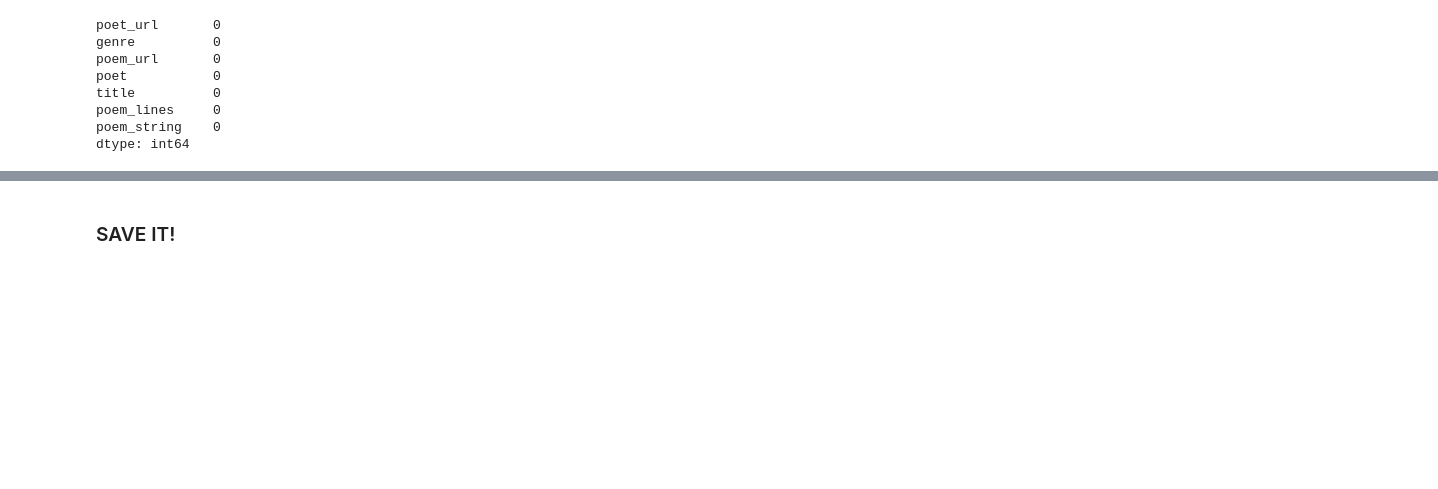
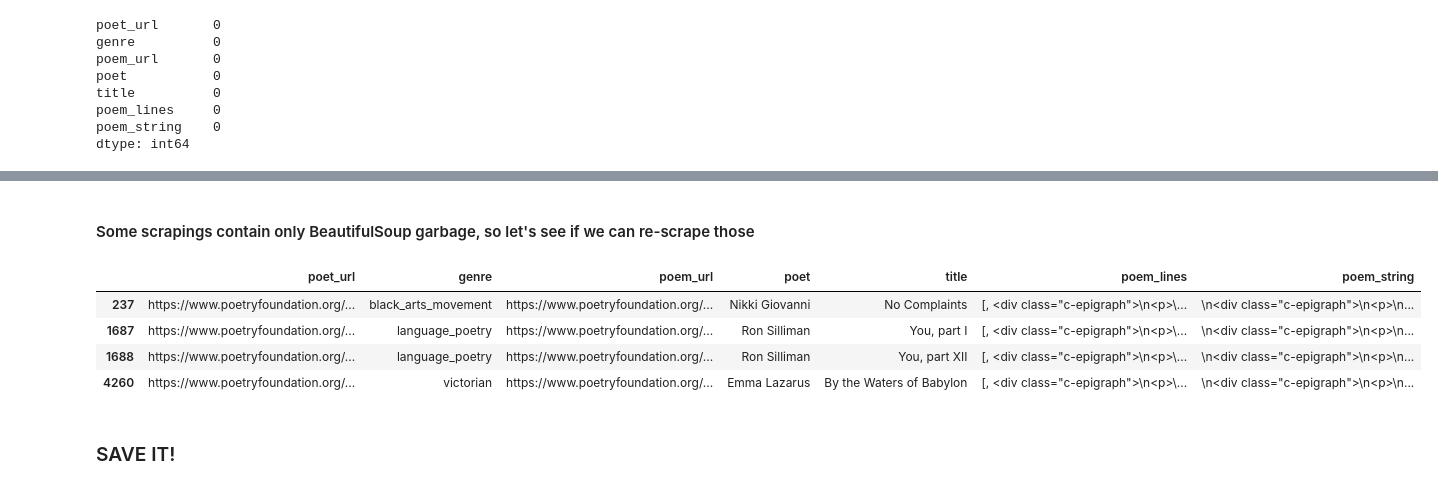
Before and after one commit to p-szymo/poetry_genre_classifier, a Jupyter notebook: webscraping_notebook.ipynb, the cells around one changed output, grey strips where cells are left out. Drawn from its saved outputs; the diff is of its cells as text; code cells hidden in the pictures; blank space fills up the shorter version.

```diff
--- a/webscraping_notebook.ipynb
+++ b/webscraping_notebook.ipynb
@@ -581,0 +1004,27 @@ df.shape
+# %%
+# found some more...
+df_trim.loc[1388,'poem_lines'] = str(PoemView_rescraper(df_trim.loc[1388,'poem_url'])[0])
+df_trim.loc[1388,'poem_string'] = PoemView_rescraper(df_trim.loc[1388,'poem_url'])[1]
+
+df_trim.loc[1390,'poem_lines'] = str(PoemView_rescraper(df_trim.loc[1390,'poem_url'])[0])
+df_trim.loc[1390,'poem_string'] = PoemView_rescraper(df_trim.loc[1390,'poem_url'])[1]
+
+df_trim.loc[1391,'poem_lines'] = str(PoemView_rescraper(df_trim.loc[1391,'poem_url'])[0])
+df_trim.loc[1391,'poem_string'] = PoemView_rescraper(df_trim.loc[1391,'poem_url'])[1]
+
+df_trim.loc[1392,'poem_lines'] = str(PoemView_rescraper(df_trim.loc[1392,'poem_url'])[0])
+df_trim.loc[1392,'poem_string'] = PoemView_rescraper(df_trim.loc[1392,'poem_url'])[1]
+# %%
+# another one...
+df_trim.loc[3399,'poem_lines'] = str(image_rescraper(df_trim.loc[3399,'poem_url'])[0])
+df_trim.loc[3399,'poem_string'] = image_rescraper(df_trim.loc[3399,'poem_url'])[1]
+# %% [markdown]
+#### Some scrapings contain only BeautifulSoup garbage, so let's see if we can re-scrape those
+# %%
+df_trim[df_trim.poem_string.str.contains('<div')]
+# %% [output]
+|  | poet_url | genre | poem_url | poet | title | poem_lines | poem_string |
+| 237 | https://www.poetryfoundation.org/... | black_arts_movement | https://www.poetryfoundation.org/... | Nikki Giovanni | No Complaints | [, <div class="c-epigraph">\n<p>\... | \n<div class="c-epigraph">\n<p>\n... |
+| 1687 | https://www.poetryfoundation.org/... | language_poetry | https://www.poetryfoundation.org/... | Ron Silliman | You, part I | [, <div class="c-epigraph">\n<p>\... | \n<div class="c-epigraph">\n<p>\n... |
+| 1688 | https://www.poetryfoundation.org/... | language_poetry | https://www.poetryfoundation.org/... | Ron Silliman | You, part XII | [, <div class="c-epigraph">\n<p>\... | \n<div class="c-epigraph">\n<p>\n... |
+| 4260 | https://www.poetryfoundation.org/... | victorian | https://www.poetryfoundation.org/... | Emma Lazarus | By the Waters of Babylon | [, <div class="c-epigraph">\n<p>\... | \n<div class="c-epigraph">\n<p>\n... |
```
Also changed, not shown: parts of 56 cells of this notebook, 5 other files.
